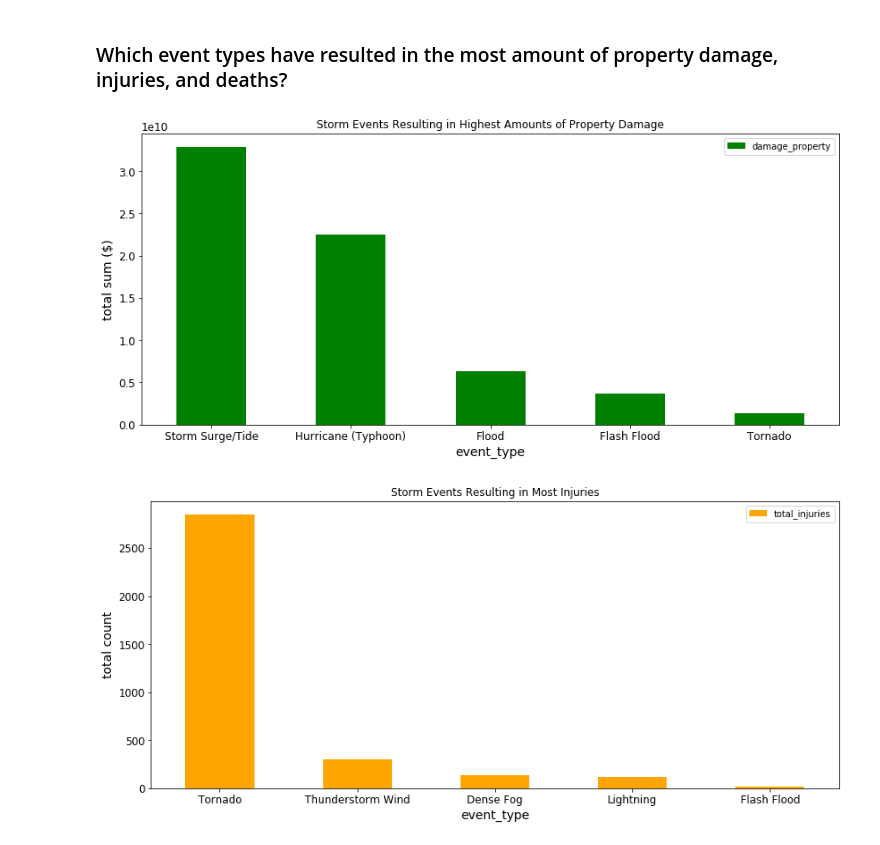
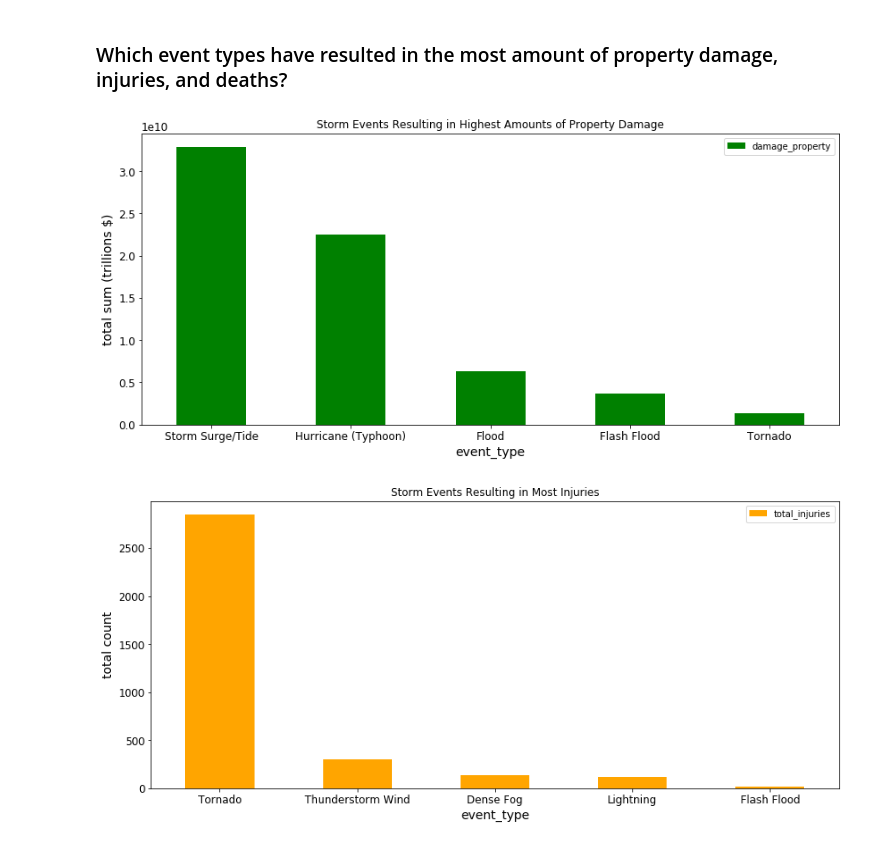
Before and after one commit to jennyrhee/flood-events, a Jupyter notebook: notebooks/data_storytelling.ipynb, the cells around one changed output. Saved outputs shown, nothing was run; the diff lists cells and outputs as text; code cells hidden in the pictures.

```diff
--- a/notebooks/data_storytelling.ipynb
+++ b/notebooks/data_storytelling.ipynb
@@ -159,15 +159,15 @@ _ = plt.title('Most Common Storm Events')
 # %%
 # Sum up all of property damage by event type
 storm_df.groupby('event_type')[['damage_property']].sum() \
                                                    .sort_values(by='damage_property',
                                                                 ascending=False)[:5] \
                                                          .plot(kind='bar',
                                                                color='green')
 plt.xticks(rotation='horizontal')
-plt.ylabel('total sum ($)')
+plt.ylabel('total sum (trillions $)')
 _ = plt.title('Storm Events Resulting in Highest Amounts of Property Damage')
 # %% [output]
-[figure, old version]
+[figure, new version]
 # %%
 # Sum up all indirect and direct injuries by event type
 injuries_df = storm_df.groupby('event_type')[['injuries_indirect', 'injuries_direct']].sum()
```
Also changed, not shown: parts of 5 cells of this notebook.
